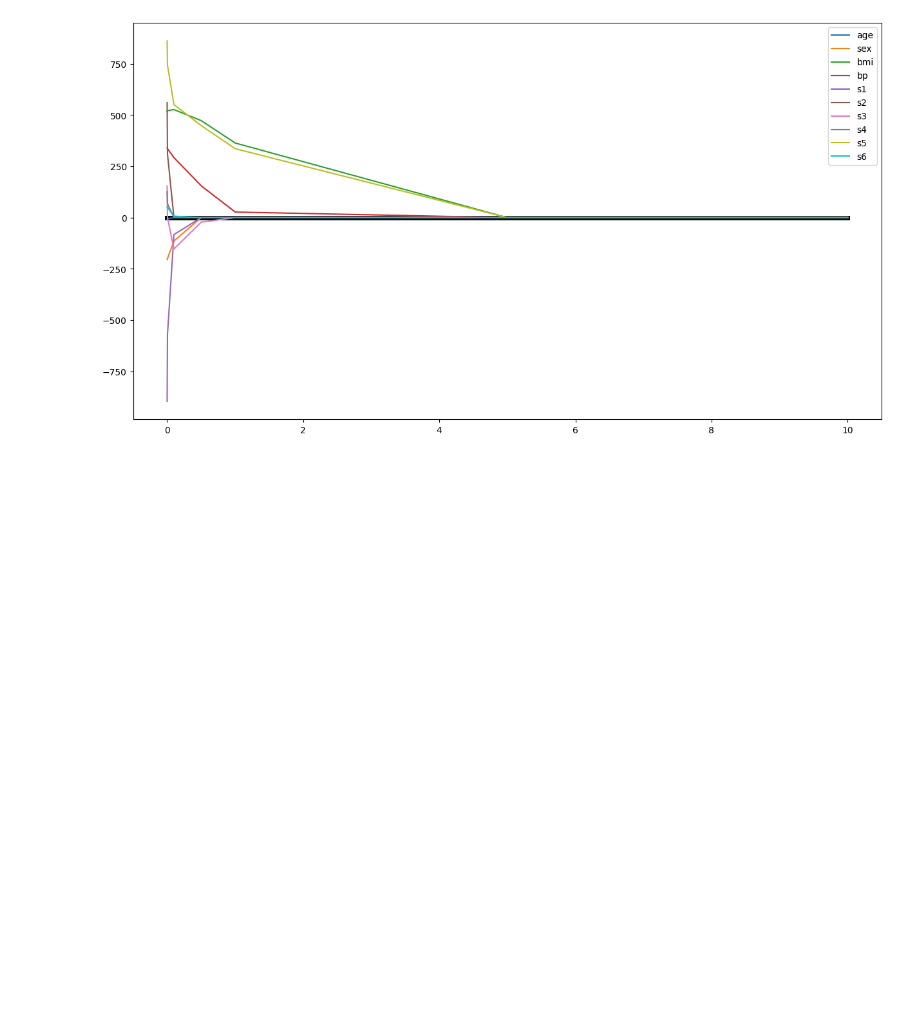
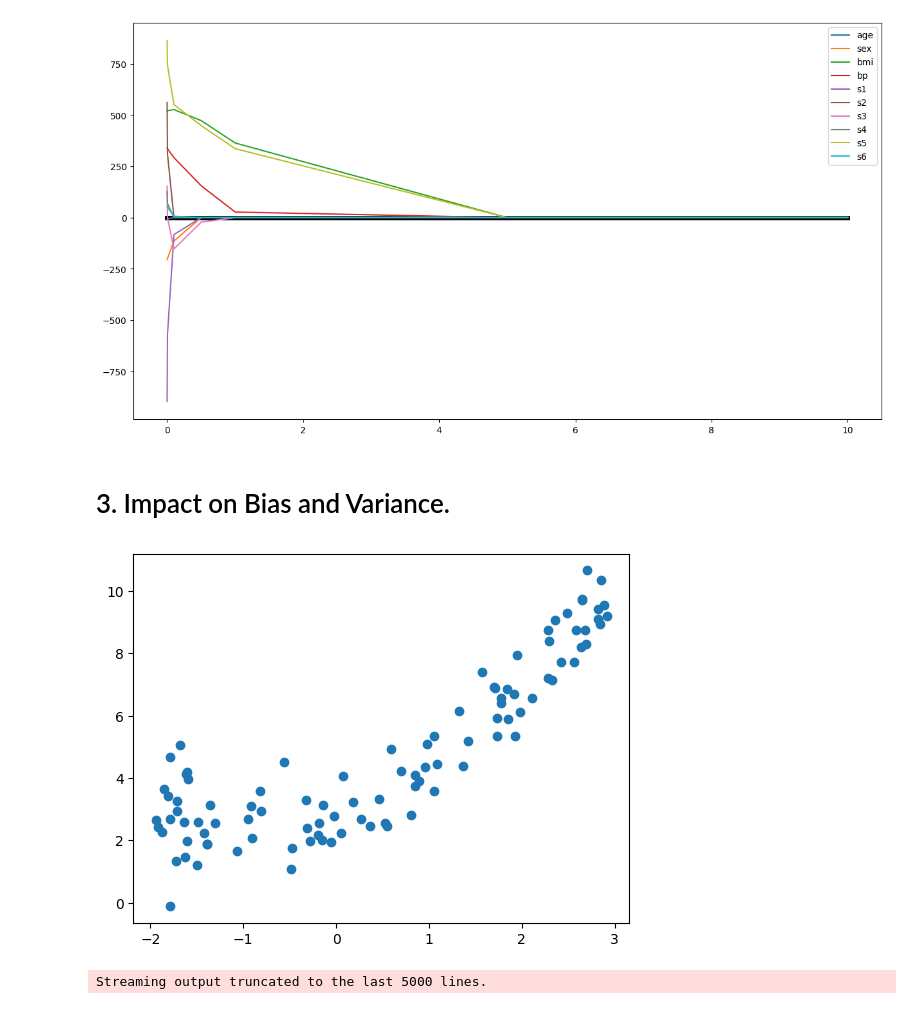
Before and after one commit to rocket0l4/ML-files, a Jupyter notebook: lasso_regression_key_points.ipynb, the cells around one changed output. Cells and saved outputs as stored; diff of their text form; code cells hidden in the pictures; blank space fills up the shorter version.

```diff
--- a/lasso_regression_key_points.ipynb
+++ b/lasso_regression_key_points.ipynb
@@ -113,3 +119,14 @@ plt.legend()
 # %% [output]
 <matplotlib.legend.Legend at 0x...>
 [figure]
+# %% [markdown]
+# 3. Impact on Bias and Variance.
+# %%
+m = 100
+X = 5 * np.random.rand(m,1) -2
+y = 0.5 * X ** 2 + X + 3 + np.random.randn(m,1)
+
+plt.scatter(X,y)
+plt.show()
+# %% [output]
+[figure, added]
@@ -115,0 +141,20 @@ plt.legend()
+# %%
+from mlxtend.evaluate import bias_variance_decomp
+
+alphas = np.linspace(0,30,100)
+
+loss = []
+bias = []
+variance = []
+
+for i in alphas:
+  reg = Lasso(alpha=i)
+  avg_expected_loss,avg_bias,avg_var = bias_variance_decomp(
+      reg,X_train,y_train,X_test,y_test,
+      loss = 'mse',
+      random_seed=123)
+  loss.append(avg_expected_loss)
+  bias.append(avg_bias)
+  variance.append(avg_var)
+# %% [output]
+Streaming output truncated to the last 5000 lines.
```
Also changed, not shown: parts of 11 cells of this notebook.
